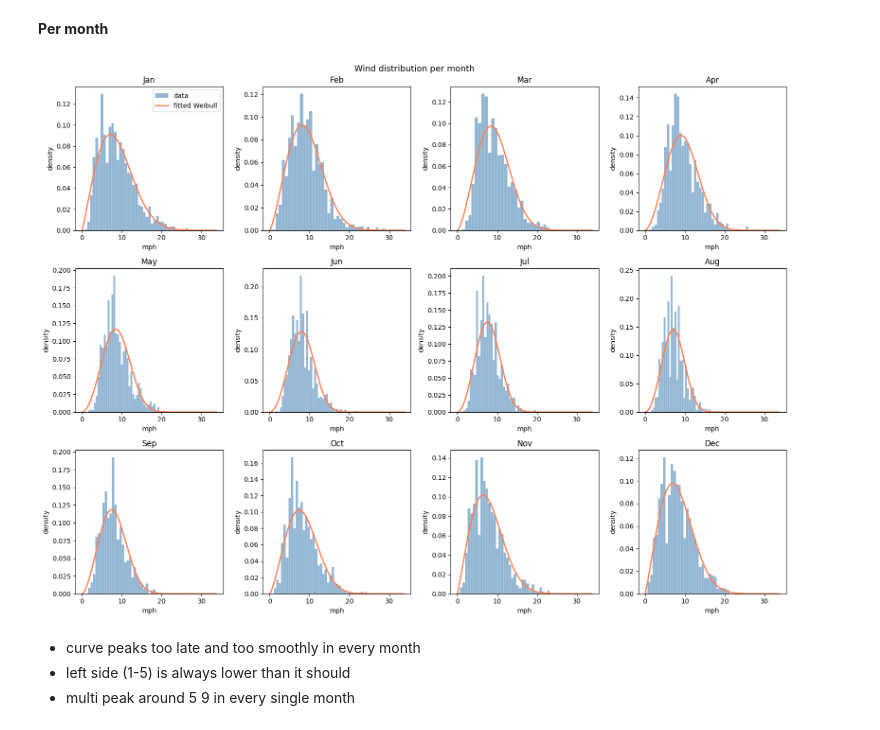
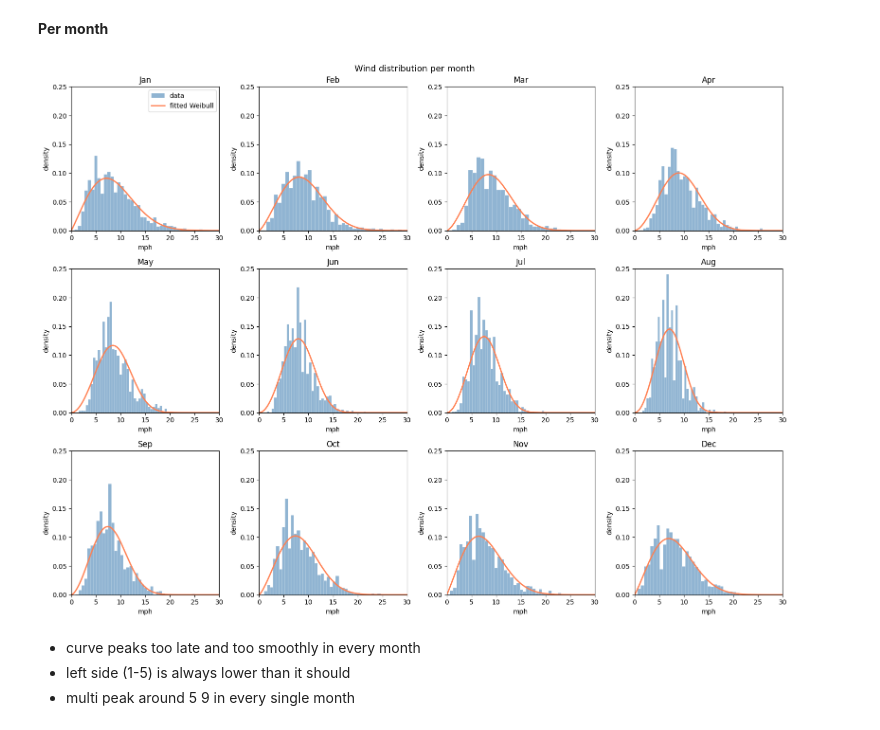
Before and after one commit to mariatmvendas/mbml_project, a Jupyter notebook: EDA.ipynb, the cells around one changed output. Cells and saved outputs as stored; diff of their text form; code cells hidden in the pictures.

```diff
--- a/EDA.ipynb
+++ b/EDA.ipynb
@@ -1006,12 +1011,14 @@ for month in range(1, 13):
     pdf   = gamma.pdf(x, a=alpha, scale=1/beta)
     ax.plot(x, pdf, color="coral", linewidth=2, label="fitted Gamma")
 
-    ax.set_title(month_names[month - 1])
-    ax.set_xlabel("inches")
-    ax.set_ylabel("density")
+    ax.set_xlim(0, 2.5)
+    ax.set_ylim(0, 6)
+    ax.set_title(month_names[month - 1], fontsize=20)
+    ax.set_xlabel("inches", fontsize=15)
+    ax.set_ylabel("density", fontsize=15)
 
 axes[0].legend()
-plt.suptitle(f"Precipitation distribution per month (rainy days only, PRCP > {rain_thresh})", fontsize=13)
+plt.suptitle(f"Precipitation distribution per month (rainy days only, PRCP > {rain_thresh})", fontsize=26)
 plt.tight_layout()
 plt.show()
 # %% [output]
@@ -1038,18 +1045,18 @@ wind_params_global = {
 # %%
 fig, ax = plt.subplots(figsize=(8, 5))
 
-ax.hist(wind_global, bins=50, density=True, color="steelblue", edgecolor="white", linewidth=0.3, alpha=0.6, label="data")
+ax.hist(wind_global, bins=50, density=True, color="steelblue", edgecolor="white", linewidth=0.3, alpha=0.6, label="Data")
 
 x = np.linspace(0, wind_global.max(), 300)
 shape = wind_params_global["shape"].item()
 scale = wind_params_global["scale"].item()
 pdf = weibull_min.pdf(x, c=shape, scale=scale, loc=0)
-ax.plot(x, pdf, color="coral", linewidth=2, label="fitted Weibull")
+ax.plot(x, pdf, color="coral", linewidth=2, label="Fitted Weibull")
 
-ax.set_title("Wind")
-ax.set_xlabel("mph")
-ax.set_ylabel("density")
-ax.legend()
+ax.set_title("Wind", fontsize=25)
+ax.set_xlabel("Mph", fontsize=15)
+ax.set_ylabel("Density", fontsize=15)
+ax.legend(fontsize=12)
 plt.tight_layout()
 plt.show()
 # %% [output]
@@ -1072,31 +1079,33 @@ for month in range(1, 13):
 # %%
 fig, axes = plt.subplots(3, 4, figsize=(16, 12))
 axes = axes.flatten()
 
 x = np.linspace(0, df_train["WIND"].max(), 300)
 
 for month in range(1, 13):
     ax = axes[month - 1]
 
     month_data = df_train[df_train["MONTH"] == month]["WIND"].values
 
     ax.hist(month_data, bins=40, density=True, color="steelblue", edgecolor="white", linewidth=0.3, alpha=0.6, label="data")
 
     shape = wind_params_month[month]["shape"].item()
     scale = wind_params_month[month]["scale"].item()
     pdf   = weibull_min.pdf(x, c=shape, scale=scale, loc=0)
     ax.plot(x, pdf, color="coral", linewidth=2, label="fitted Weibull")
 
+    ax.set_xlim(0, 30)
+    ax.set_ylim(0, 0.25)
     ax.set_title(month_names[month - 1])
     ax.set_xlabel("mph")
     ax.set_ylabel("density")
 
 axes[0].legend()
 plt.suptitle("Wind distribution per month", fontsize=13)
 plt.tight_layout()
 plt.show()
 # %% [output]
-[figure, old version]
+[figure, new version]
 # %% [markdown]
 - curve peaks too late and too smoothly in every month
 - left side (1-5) is always lower than it should
```
Also changed, not shown: parts of 11 cells of this notebook.
